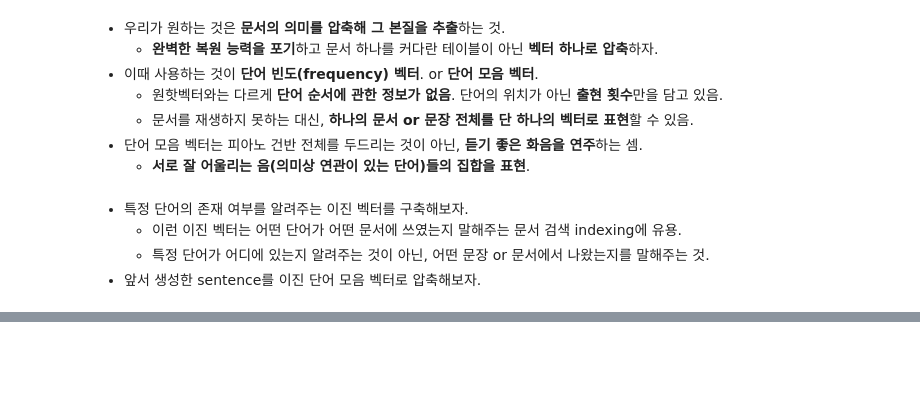
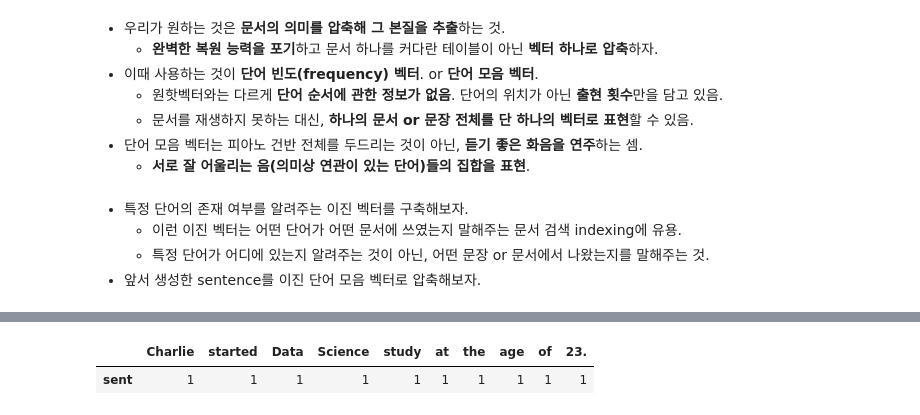
Before and after one commit to skdbsxir/DS-Studying, a Jupyter notebook: [NN Study]/[NLP Study]/I-02. Word Tokenizing.ipynb, the cells around one changed output, grey strips where cells are left out. Cells and saved outputs as stored; diff of their text form; code cells hidden in the pictures; blank space fills up the shorter version.

Commit message:
Tokenizing, Regexp, NLTK 간략

```diff
--- a/[NN Study]/[NLP Study]/I-02. Word Tokenizing.ipynb
+++ b/[NN Study]/[NLP Study]/I-02. Word Tokenizing.ipynb
@@ -185,3 +185,13 @@ df
     - 이런 이진 벡터는 어떤 단어가 어떤 문서에 쓰였는지 말해주는 문서 검색 indexing에 유용.
     - 특정 단어가 어디에 있는지 알려주는 것이 아닌, 어떤 문장 or 문서에서 나왔는지를 말해주는 것.
 - 앞서 생성한 sentence를 이진 단어 모음 벡터로 압축해보자.
+# %%
+sentence_bow = {}
+
+# sentence를 공백기준으로 나눠서
+for token in sentence.split():
+    # 해당 단어가 한번 출현했으면 Dict에 추가.
+    # 이진 단어모음 벡터 (이진 희소 벡터)가 Dict에 저장되어 메모리 낭비가 그리 심하지 않음.
+    sentence_bow[token] = 1
+
+sorted(sentence_bow.items())
@@ -187,0 +216,12 @@ df
+# %%
+import pandas as pd
+
+# 1. List comprehension으로 items를 생성한 후
+# 2. 이를 dict 자료형으로 변환,
+# 3. 이를 다시 pd.Series로 변환한 후,
+# 4. 임의의 sent를 column으로 하는 pd.DataFrame을 생성. (.T를 통해 Transpose해서 보기 좋게)
+df = pd.DataFrame(pd.Series(dict([(token, 1) for token in sentence.split()])), columns=['sent']).T
+df
+# %% [output]
+|  | Charlie | started | Data | Science | study | at | the | age | of | 23. |
+| sent | 1 | 1 | 1 | 1 | 1 | 1 | 1 | 1 | 1 | 1 |
```
Also changed, not shown: parts of 28 cells of this notebook.
